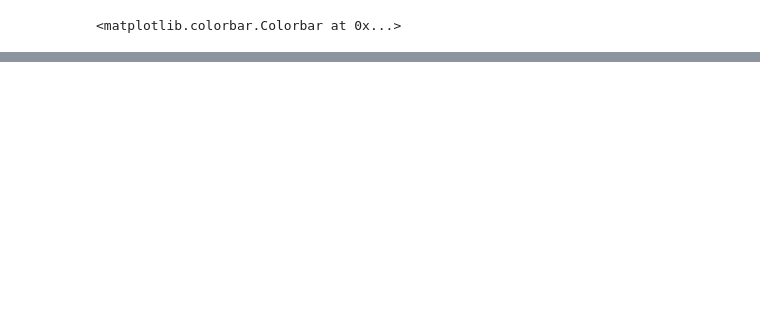
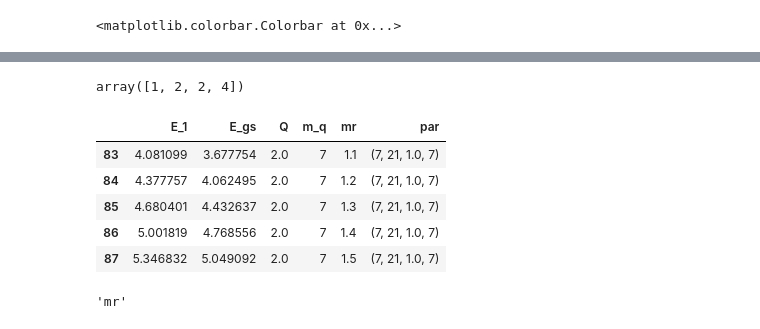
Before and after one commit to ev-br/p2_mcba, a Jupyter notebook: p2.ipynb, the cells around one changed output, grey strips where cells are left out. Saved outputs shown, nothing was run; the diff lists cells and outputs as text; code cells hidden in the pictures; blank space fills up the shorter version.

```diff
--- a/p2.ipynb
+++ b/p2.ipynb
@@ -345,0 +352,4 @@ plt.colorbar()
+# %%
+for m in range(8):
+    par = Par(N=7, L=21, m_q=m)
+    print(m, initial_q(par) / k_F(par))
@@ -345,0 +365,8 @@ plt.colorbar()
+# %%
+for m in range(8):
+    par = Par(N=7, L=21, m_q=m)
+    model = SingleImpurity(par)
+    walker = Walker(model,
+                    db_fname='./data_N15/N7mq%s.sqlite' % m,
+                    threshold=0.99)
+    walker.walk()
@@ -345,0 +491,19 @@ plt.colorbar()
+# %%
+a = np.array([4, 2, 2, 1])
+a.sort()
+a
+# %% [output]
+array([1, 2, 2, 4])
+# %%
+df_gs.tail()
+# %% [output]
+|  | E_1 | E_gs | Q | m_q | mr | par |
+| 83 | 4.081099 | 3.677754 | 2.0 | 7 | 1.1 | (7, 21, 1.0, 7) |
+| 84 | 4.377757 | 4.062495 | 2.0 | 7 | 1.2 | (7, 21, 1.0, 7) |
+| 85 | 4.680401 | 4.432637 | 2.0 | 7 | 1.3 | (7, 21, 1.0, 7) |
+| 86 | 5.001819 | 4.768556 | 2.0 | 7 | 1.4 | (7, 21, 1.0, 7) |
+| 87 | 5.346832 | 5.049092 | 2.0 | 7 | 1.5 | (7, 21, 1.0, 7) |
+# %%
+df_grp = df_gs.groupby("mr")
+# %% [output]
+'mr'
```
Also changed, not shown: parts of 11 cells of this notebook, 1 other file.
